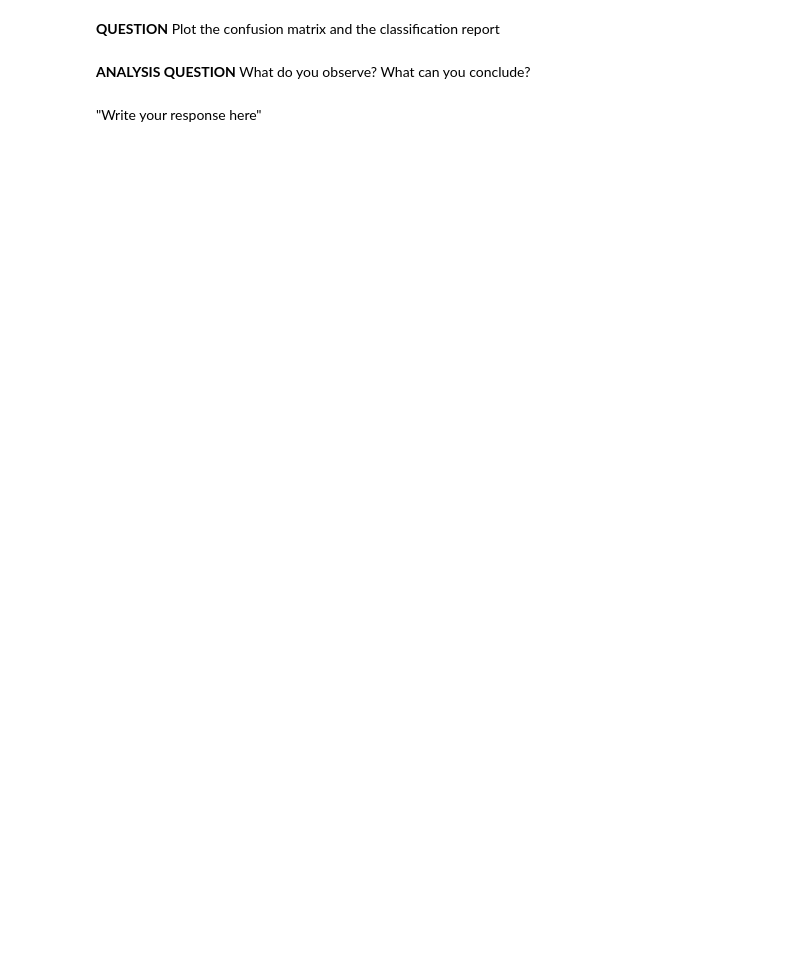
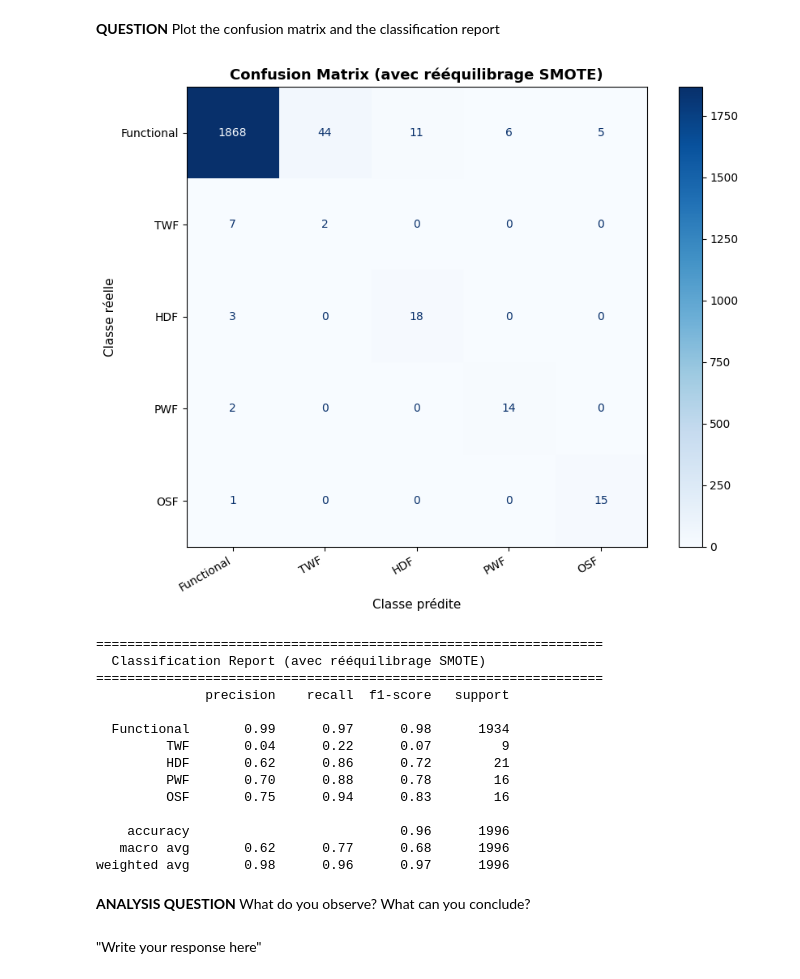
Before and after one commit to Tichow/Projet_Maintenance_Predictive, a Jupyter notebook: notebook/TP_IA_EMBARQUEE.ipynb, the cells around one changed output. Drawn from its saved outputs; the diff is of its cells as text; code cells hidden in the pictures; blank space fills up the shorter version.

```diff
--- a/notebook/TP_IA_EMBARQUEE.ipynb
+++ b/notebook/TP_IA_EMBARQUEE.ipynb
@@ -624,5 +778,49 @@ Le résultat après SMOTE confirme l'efficacité du rééquilibrage : X_train pa
 # %% [markdown]
 **QUESTION** Plot the confusion matrix and the classification report
+# %%
+# prédiction sur le test set (distribution réelle, non-SMOTE)
+Y_pred = model_balanced.predict(X_test, verbose=0).argmax(axis=1)
+
+# confusion Matrix 5×5
+cm = confusion_matrix(Y_test, Y_pred, labels=list(range(len(class_names))))
+disp = ConfusionMatrixDisplay(confusion_matrix=cm, display_labels=class_names)
+
+fig, ax = plt.subplots(figsize=(9, 7))
+disp.plot(ax=ax, cmap='Blues', colorbar=True)
+ax.set_title('Confusion Matrix (avec rééquilibrage SMOTE)', fontsize=13, fontweight='bold')
+ax.set_xlabel('Classe prédite', fontsize=11)
+ax.set_ylabel('Classe réelle', fontsize=11)
+plt.xticks(rotation=30, ha='right')
+plt.tight_layout()
+plt.savefig('../images/confusion_matrix_balanced.png', dpi=150, bbox_inches='tight')
+plt.show()
+
+# classification Report
+print("=" * 65)
+print("  Classification Report (avec rééquilibrage SMOTE)")
+print("=" * 65)
+print(classification_report(
+    Y_test, Y_pred,
+    labels=list(range(len(class_names))),
+    target_names=class_names,
+    zero_division=0
+))
+# %% [output]
+[figure, added]
+=================================================================
+  Classification Report (avec rééquilibrage SMOTE)
+=================================================================
+              precision    recall  f1-score   support
+
+  Functional       0.99      0.97      0.98      1934
+         TWF       0.04      0.22      0.07         9
+         HDF       0.62      0.86      0.72        21
+         PWF       0.70      0.88      0.78        16
+         OSF       0.75      0.94      0.83        16
+
+    accuracy                           0.96      1996
+   macro avg       0.62      0.77      0.68      1996
+weighted avg       0.98      0.96      0.97      1996
 # %% [markdown]
 **ANALYSIS QUESTION** What do you observe? What can you conclude?
 # %% [markdown]
```
Also changed, not shown: parts of 17 cells of this notebook, 4 other files.
